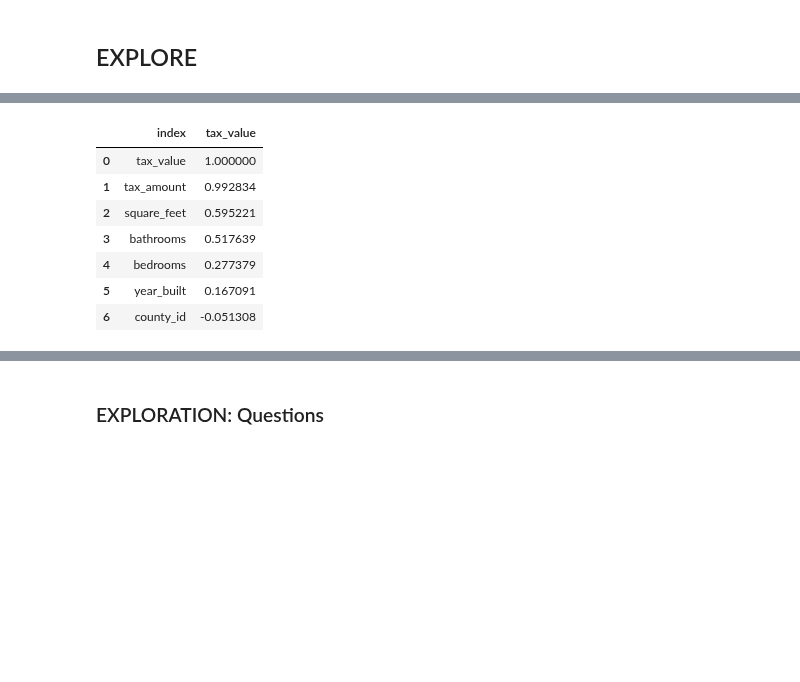
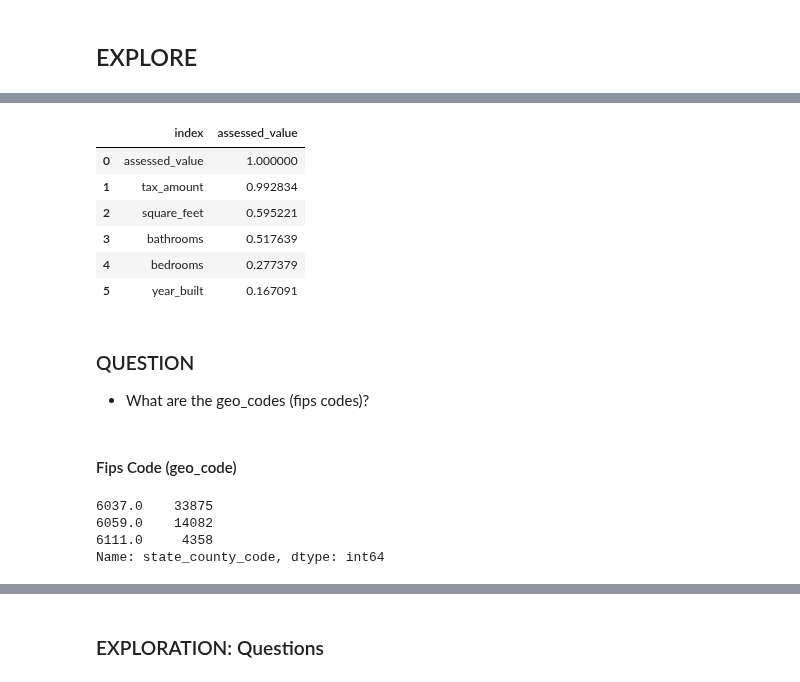
Before and after one commit to rachelrobbinsmayhill/regression-project, a Jupyter notebook: workbook_acquire_prepare.ipynb, the cells around one changed output, grey strips where cells are left out. Drawn from its saved outputs; the diff is of its cells as text; code cells hidden in the pictures; blank space fills up the shorter version.

```diff
--- a/workbook_acquire_prepare.ipynb
+++ b/workbook_acquire_prepare.ipynb
@@ -235,13 +245,12 @@ plot_variable_pairs(train[cont_cols].sample(1000))
 # %%
 df_corr = train.corr().reset_index()
 corr_matrix = train.corr()
-corr_matrix["tax_value"].sort_values(ascending=False).reset_index().style.background_gradient('coolwarm_r', vmin = -1, vmax = 1)
+corr_matrix["assessed_value"].sort_values(ascending=False).reset_index().style.background_gradient('coolwarm_r', vmin = -1, vmax = 1)
 # %% [output]
-|  | index | tax_value |
-| 0 | tax_value | 1.000000 |
+|  | index | assessed_value |
+| 0 | assessed_value | 1.000000 |
 | 1 | tax_amount | 0.992834 |
 | 2 | square_feet | 0.595221 |
 | 3 | bathrooms | 0.517639 |
 | 4 | bedrooms | 0.277379 |
 | 5 | year_built | 0.167091 |
-| 6 | county_id | -0.051308 |
@@ -247,0 +270,15 @@ corr_matrix["tax_value"].sort_values(ascending=False).reset_index().style.backgr
+# %% [markdown]
+### QUESTION
+- What are the geo_codes (fips codes)?
+# %% [markdown]
+#### Fips Code (geo_code)
+# %%
+fips_codes = df.state_county_code.unique()
+fips_codes.sort()
+fips_codes
+df.state_county_code.value_counts()
+# %% [output]
+6037.0    33875
+6059.0    14082
+6111.0     4358
+Name: state_county_code, dtype: int64
```
Also changed, not shown: parts of 32 cells of this notebook.
